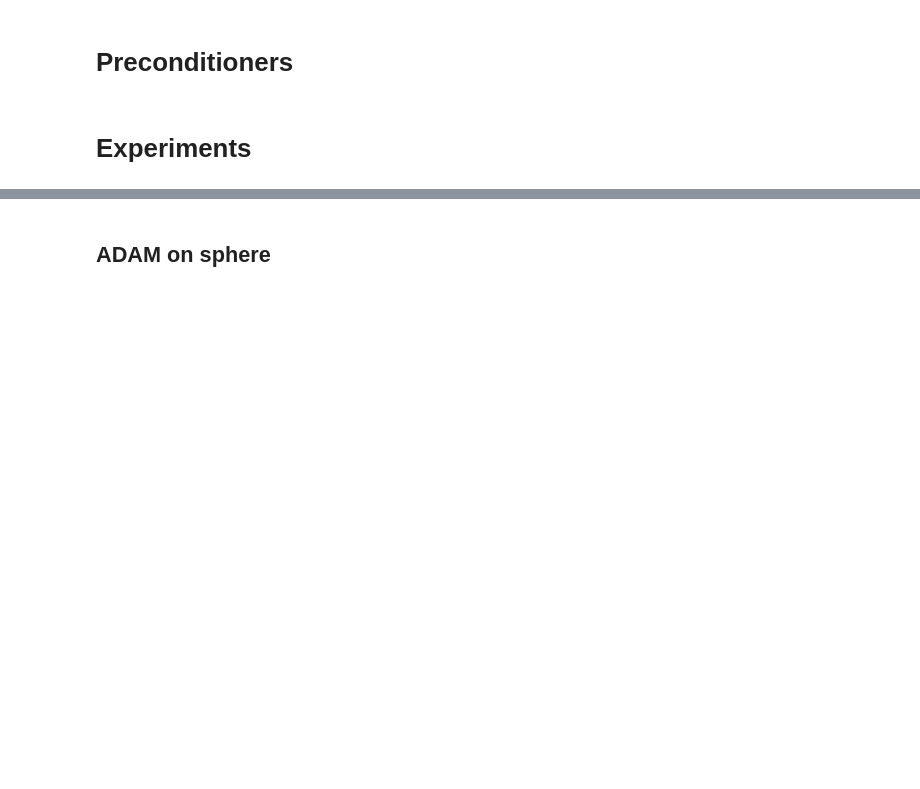
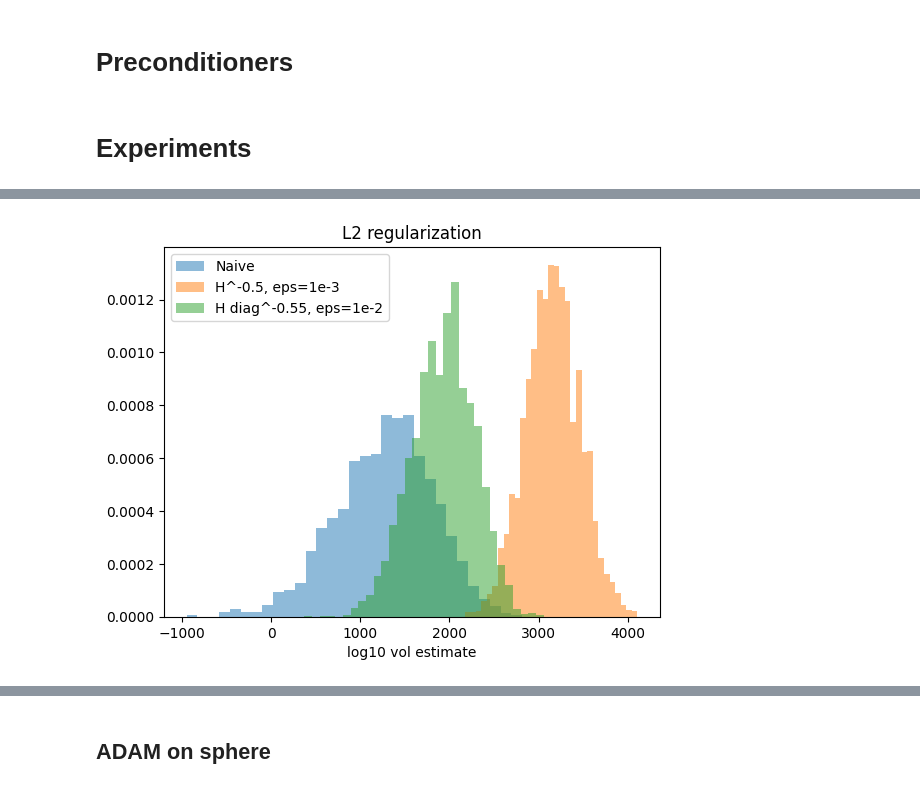
Before and after one commit to EleutherAI/basin-volume, a Jupyter notebook: basin_precondition.ipynb, the cells around one changed output, grey strips where cells are left out. Cells and saved outputs as stored; diff of their text form; code cells hidden in the pictures; blank space fills up the shorter version.

```diff
--- a/basin_precondition.ipynb
+++ b/basin_precondition.ipynb
@@ -641,0 +728,12 @@ def flat_hessian_preconditioner(params, H, eps=1e-3, exponent=0.5):
+# %%
+P = flat_hessian_preconditioner(H, eps=3e-3, exponent=0.6)
+RESULTS['hessian tuned'] = get_estimates_vectorized(3000, P)
+# %%
+P = flat_diag_preconditioner(adam_nu, eps=2e-3, exponent=0.6)
+RESULTS['nu tuned'] = get_estimates_vectorized(3000, P)
+# %%
+P = flat_diag_preconditioner(adam_mu, eps=2e-2, exponent=0.6)
+RESULTS['mu tuned'] = get_estimates_vectorized(3000, P)
+# %%
+P = flat_diag_preconditioner(jnp.diag(H), eps=1e-2, exponent=0.55)
+RESULTS['h diag tuned'] = get_estimates_vectorized(3000, P)
@@ -641,0 +746,14 @@ def flat_hessian_preconditioner(params, H, eps=1e-3, exponent=0.5):
+# %%
+nbins = int(jnp.sqrt(1000))
+settings = {'bins': nbins, 'alpha': 0.5, 'density': True}
+plt.hist(RESULTS['naive'][0], **settings, label='Naive')
+plt.hist(RESULTS['hessian'][0], **settings, label='H^-0.5, eps=1e-3')
+#plt.hist(RESULTS['mu'][0], **settings, label='mu')
+#plt.hist(RESULTS['nu'][0], **settings, label='nu')
+plt.hist(RESULTS['h diag tuned'][0], **settings, label='H diag^-0.55, eps=1e-2')
+plt.xlabel("log10 vol estimate")
+plt.legend()
+plt.title("L2 regularization")
+plt.show()
+# %% [output]
+[figure, added]
```
Also changed, not shown: parts of 30 cells of this notebook.
